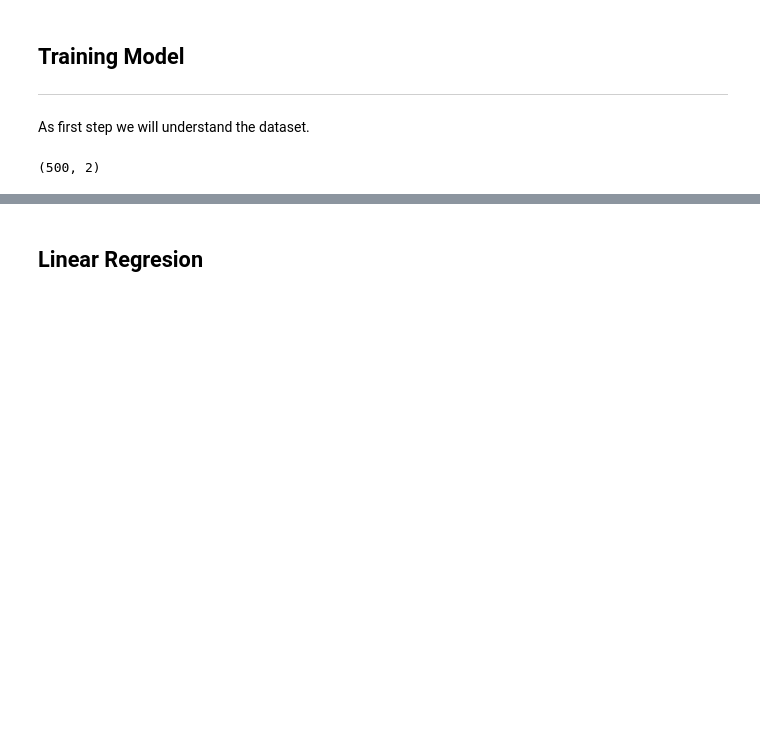
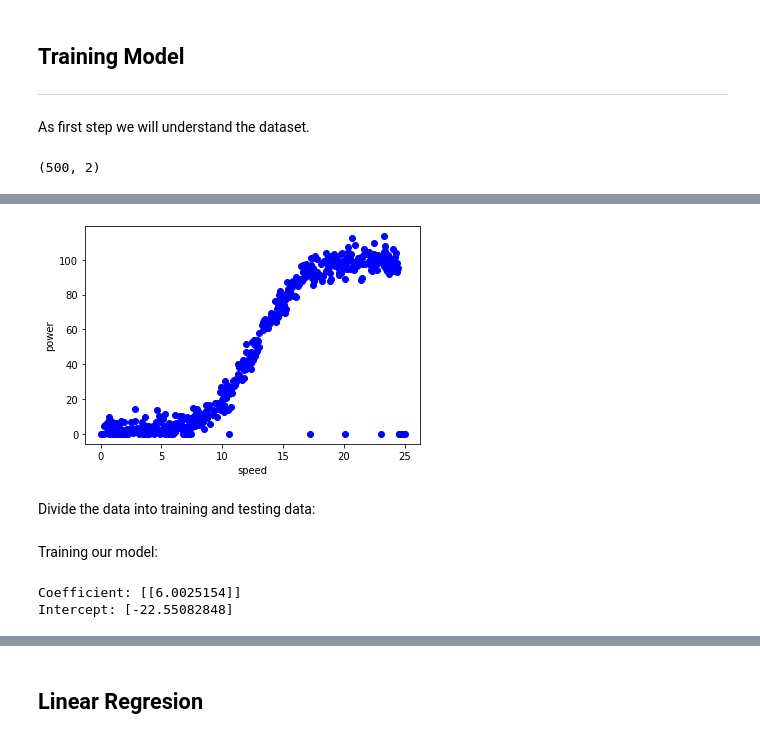
Before and after one commit to Katylub/MLProject, a Jupyter notebook: train-model.ipynb, the cells around one changed output, grey strips where cells are left out. Saved outputs shown, nothing was run; the diff lists cells and outputs as text; code cells hidden in the pictures; blank space fills up the shorter version.

```diff
--- a/train-model.ipynb
+++ b/train-model.ipynb
@@ -29,0 +90,11 @@ print (df.shape)
+# %%
+data = data [["speed","power"]]
+# %%
+plt.scatter(data["speed"], data["power"], color="blue")
+plt.xlabel ("speed")
+plt.ylabel ("power")
+plt.show()
+# %% [output]
+[figure, added]
+# %% [markdown]
+Divide the data into training and testing data:
@@ -29,0 +104,16 @@ print (df.shape)
+# %% [markdown]
+Training our model:
+# %%
+# Training our model:
+regr = linear_model.LinearRegression()
+train_x = np.array(train[["speed"]])
+train_y = np.array(train[["power"]])
+regr.fit(train_x,train_y)
+
+# Slope
+print ("Coefficient:", regr.coef_)
+# Intercept
+print ("Intercept:", regr.intercept_)
+# %% [output]
+Coefficient: [[6.0025154]]
+Intercept: [-22.55082848]
```
Also changed, not shown: parts of 25 cells of this notebook.
